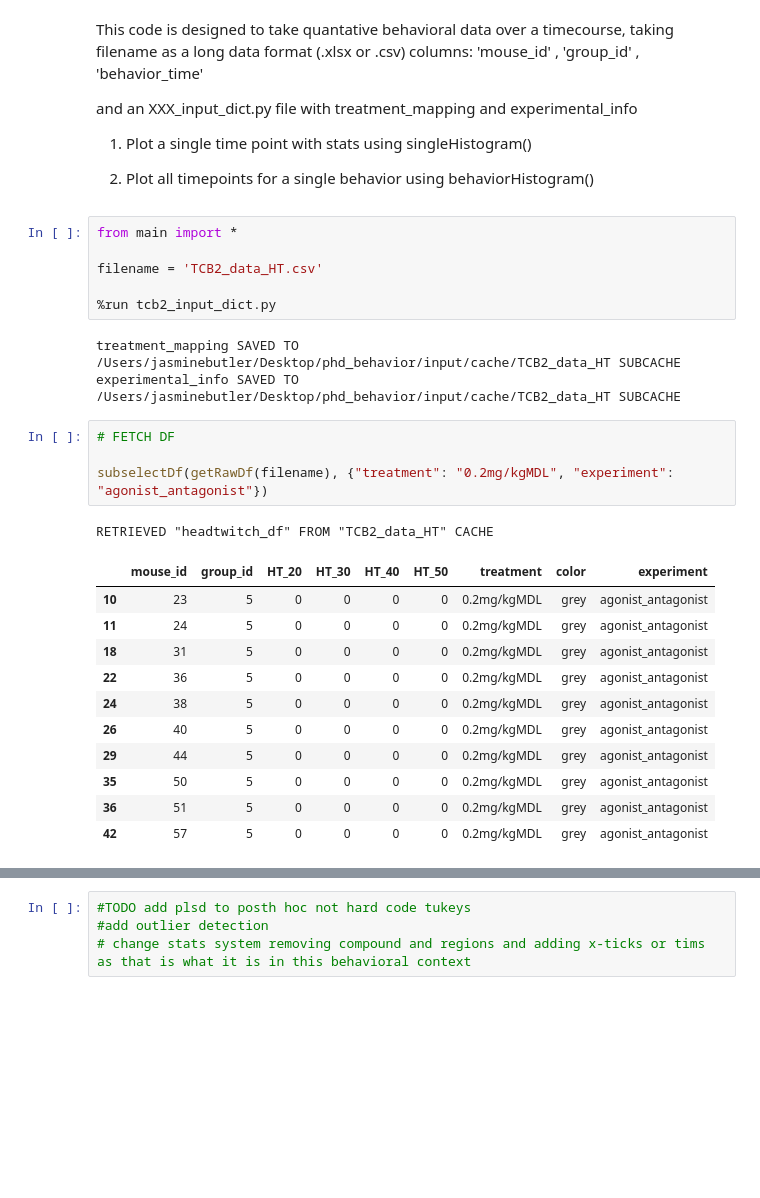
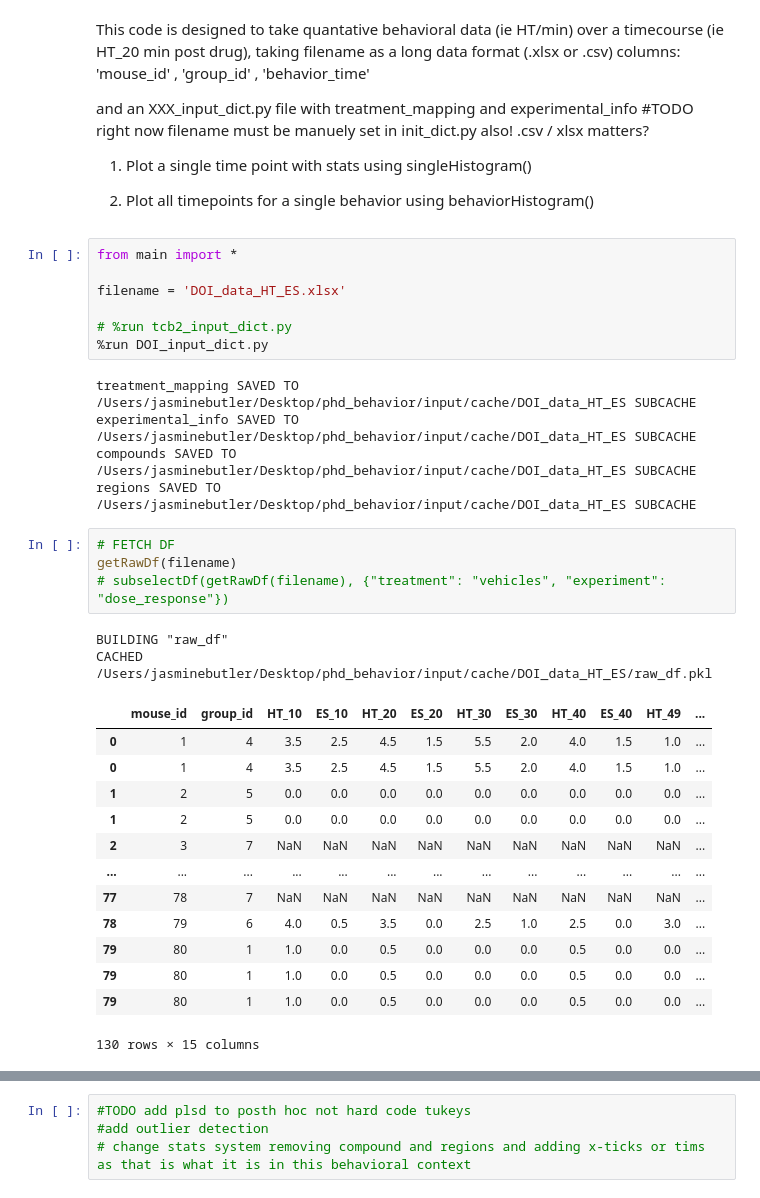
Before and after one commit to jjb-hub/phd_behavior, a Jupyter notebook: DASHBOARD.ipynb, the cells around one changed output, grey strips where cells are left out. Cells and saved outputs as stored; diff of their text form; blank space fills up the shorter version.

Commit message:
duplicate getters removed working for DOI also

```diff
--- a/DASHBOARD.ipynb
+++ b/DASHBOARD.ipynb
@@ -1,10 +1,11 @@
 # %% [markdown]
-This code is designed to take quantative behavioral data over a timecourse,
+This code is designed to take quantative behavioral data (ie HT/min) over a timecourse (ie HT_20 min post drug),
 taking filename as a long data format (.xlsx or .csv)
 columns:
     'mouse_id' , 'group_id' , 'behavior_time'
 
 and an XXX_input_dict.py file with treatment_mapping and experimental_info
+#TODO right now filename must be manuely set in init_dict.py also! .csv / xlsx matters?
 
 1. Plot a single time point with stats using singleHistogram()
 
@@ -12,29 +13,35 @@ and an XXX_input_dict.py file with treatment_mapping and experimental_info
 # %%
 from main import *
 
-filename = 'TCB2_data_HT.csv'
+filename = 'DOI_data_HT_ES.xlsx'
 
-%run tcb2_input_dict.py
+# %run tcb2_input_dict.py
+%run DOI_input_dict.py
 # %% [output]
-treatment_mapping SAVED TO /Users/jasminebutler/Desktop/phd_behavior/input/cache/TCB2_data_HT SUBCACHE
-experimental_info SAVED TO /Users/jasminebutler/Desktop/phd_behavior/input/cache/TCB2_data_HT SUBCACHE
+treatment_mapping SAVED TO /Users/jasminebutler/Desktop/phd_behavior/input/cache/DOI_data_HT_ES SUBCACHE
+experimental_info SAVED TO /Users/jasminebutler/Desktop/phd_behavior/input/cache/DOI_data_HT_ES SUBCACHE
+compounds SAVED TO /Users/jasminebutler/Desktop/phd_behavior/input/cache/DOI_data_HT_ES SUBCACHE
+regions SAVED TO /Users/jasminebutler/Desktop/phd_behavior/input/cache/DOI_data_HT_ES SUBCACHE
 # %%
 # FETCH DF
-
-subselectDf(getRawDf(filename), {"treatment": "0.2mg/kgMDL", "experiment": "agonist_antagonist"})
+getRawDf(filename)
+# subselectDf(getRawDf(filename), {"treatment": "vehicles", "experiment": "dose_response"})
 # %% [output]
-RETRIEVED "headtwitch_df" FROM "TCB2_data_HT" CACHE
+BUILDING "raw_df"
+CACHED /Users/jasminebutler/Desktop/phd_behavior/input/cache/DOI_data_HT_ES/raw_df.pkl
-|  | mouse_id | group_id | HT_20 | HT_30 | HT_40 | HT_50 | treatment | color | experiment |
-| 10 | 23 | 5 | 0 | 0 | 0 | 0 | 0.2mg/kgMDL | grey | agonist_antagonist |
-| 11 | 24 | 5 | 0 | 0 | 0 | 0 | 0.2mg/kgMDL | grey | agonist_antagonist |
-| 18 | 31 | 5 | 0 | 0 | 0 | 0 | 0.2mg/kgMDL | grey | agonist_antagonist |
-| 22 | 36 | 5 | 0 | 0 | 0 | 0 | 0.2mg/kgMDL | grey | agonist_antagonist |
-| 24 | 38 | 5 | 0 | 0 | 0 | 0 | 0.2mg/kgMDL | grey | agonist_antagonist |
-| 26 | 40 | 5 | 0 | 0 | 0 | 0 | 0.2mg/kgMDL | grey | agonist_antagonist |
-| 29 | 44 | 5 | 0 | 0 | 0 | 0 | 0.2mg/kgMDL | grey | agonist_antagonist |
-| 35 | 50 | 5 | 0 | 0 | 0 | 0 | 0.2mg/kgMDL | grey | agonist_antagonist |
-| 36 | 51 | 5 | 0 | 0 | 0 | 0 | 0.2mg/kgMDL | grey | agonist_antagonist |
-| 42 | 57 | 5 | 0 | 0 | 0 | 0 | 0.2mg/kgMDL | grey | agonist_antagonist |
+|  | mouse_id | group_id | HT_10 | ES_10 | HT_20 | ES_20 | HT_30 | ES_30 | HT_40 | ES_40 | HT_49 | ... |
+| 0 | 1 | 4 | 3.5 | 2.5 | 4.5 | 1.5 | 5.5 | 2.0 | 4.0 | 1.5 | 1.0 | ... |
+| 0 | 1 | 4 | 3.5 | 2.5 | 4.5 | 1.5 | 5.5 | 2.0 | 4.0 | 1.5 | 1.0 | ... |
+| 1 | 2 | 5 | 0.0 | 0.0 | 0.0 | 0.0 | 0.0 | 0.0 | 0.0 | 0.0 | 0.0 | ... |
+| 1 | 2 | 5 | 0.0 | 0.0 | 0.0 | 0.0 | 0.0 | 0.0 | 0.0 | 0.0 | 0.0 | ... |
+| 2 | 3 | 7 | NaN | NaN | NaN | NaN | NaN | NaN | NaN | NaN | NaN | ... |
+| ... | ... | ... | ... | ... | ... | ... | ... | ... | ... | ... | ... | ... |
+| 77 | 78 | 7 | NaN | NaN | NaN | NaN | NaN | NaN | NaN | NaN | NaN | ... |
+| 78 | 79 | 6 | 4.0 | 0.5 | 3.5 | 0.0 | 2.5 | 1.0 | 2.5 | 0.0 | 3.0 | ... |
+| 79 | 80 | 1 | 1.0 | 0.0 | 0.5 | 0.0 | 0.0 | 0.0 | 0.5 | 0.0 | 0.0 | ... |
+| 79 | 80 | 1 | 1.0 | 0.0 | 0.5 | 0.0 | 0.0 | 0.0 | 0.5 | 0.0 | 0.0 | ... |
+| 79 | 80 | 1 | 1.0 | 0.0 | 0.5 | 0.0 | 0.0 | 0.0 | 0.5 | 0.0 | 0.0 | ... |
+130 rows × 15 columns
 # %%
 #BEHQVIOR HISTOGRAMS
 
```
Also changed, not shown: parts of 2 cells of this notebook, 2 other files.
